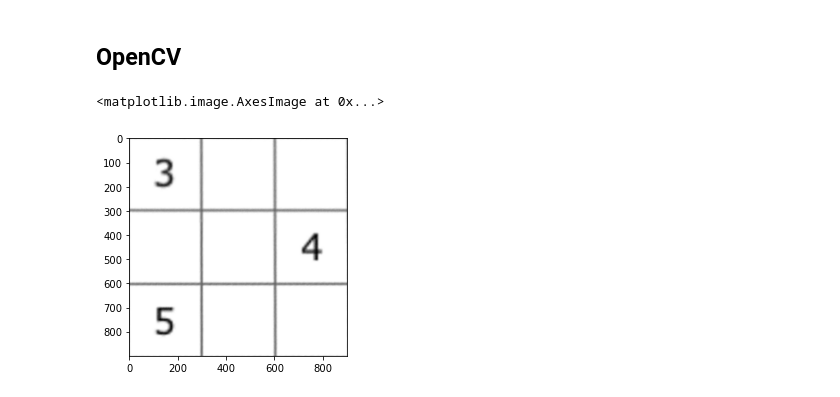
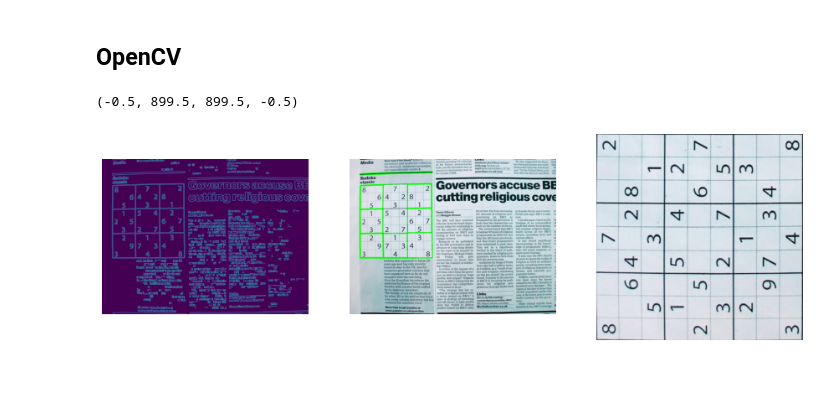
Before and after one commit to Rhinestone1337/sudoku-solver, a Jupyter notebook: sudoku pulp opencv.ipynb, the cells around one changed output. Saved outputs shown, nothing was run; the diff lists cells and outputs as text; code cells hidden in the pictures.

```diff
--- a/sudoku pulp opencv.ipynb
+++ b/sudoku pulp opencv.ipynb
@@ -146,24 +148,30 @@ def split_boxes(board, input_size):
             boxes.append(box)
     return boxes
 # %%
-img = cv2.imread('examples/7.png')
+img = cv2.imread('examples/9.jpg')
+gray = cv2.cvtColor(img, cv2.COLOR_BGR2GRAY)
+bfilter = cv2.GaussianBlur(gray, (9, 9), 0)
+edged = cv2.Canny(bfilter, 50, 200, 255)
+keypoints = cv2.findContours(edged.copy(), cv2.RETR_TREE, cv2.CHAIN_APPROX_SIMPLE)
+contours = imutils.grab_contours(keypoints)
+contours = sorted(contours, key=cv2.contourArea, reverse=True)[:15]
+newimg = cv2.drawContours(img.copy(), contours, -1, (0, 255, 0), 3)
+location = None
+# Finds rectangular contour
+for contour in contours:
+    approx = cv2.approxPolyDP(contour, 15, True)
+    if len(approx) == 4:
+        location = approx
+        break
+
+result = get_perspective(img, location)
+fig, ax = plt.subplots(nrows=1, ncols=3, figsize=(15,15))
+ax[0].imshow(edged)
+ax[0].axis('off')
+ax[1].imshow(newimg)
+ax[1].axis('off')
+ax[2].imshow(result)
+ax[2].axis('off')
+# %% [output]
+(-0.5, 899.5, 899.5, -0.5)
+[figure, added]
-# %%
-gray = cv2.cvtColor(img, cv2.COLOR_BGR2GRAY)
-bfilter = cv2.bilateralFilter(gray, 13, 20, 20)
-edged = cv2.Canny(bfilter, 30, 180)
-keypoints = cv2.findContours(edged.copy(), cv2.RETR_TREE, cv2.CHAIN_APPROX_SIMPLE)
-contours = imutils.grab_contours(keypoints)
-newimg = cv2.drawContours(img.copy(), contours, -1, (0, 255, 0), 3)
-contours = sorted(contours, key=cv2.contourArea, reverse=True)[:15]
-location = None
-# Finds rectangular contour
-for contour in contours:
-    approx = cv2.approxPolyDP(contour, 15, closed=True)
-    if len(approx) == 4:
-        location = approx
-        break
-result = get_perspective(img, location)
-plt.imshow(result)
-# %% [output]
-<matplotlib.image.AxesImage at 0x...>
-[figure, removed]
```
Also changed, not shown: parts of 8 cells of this notebook, 3 other files.
